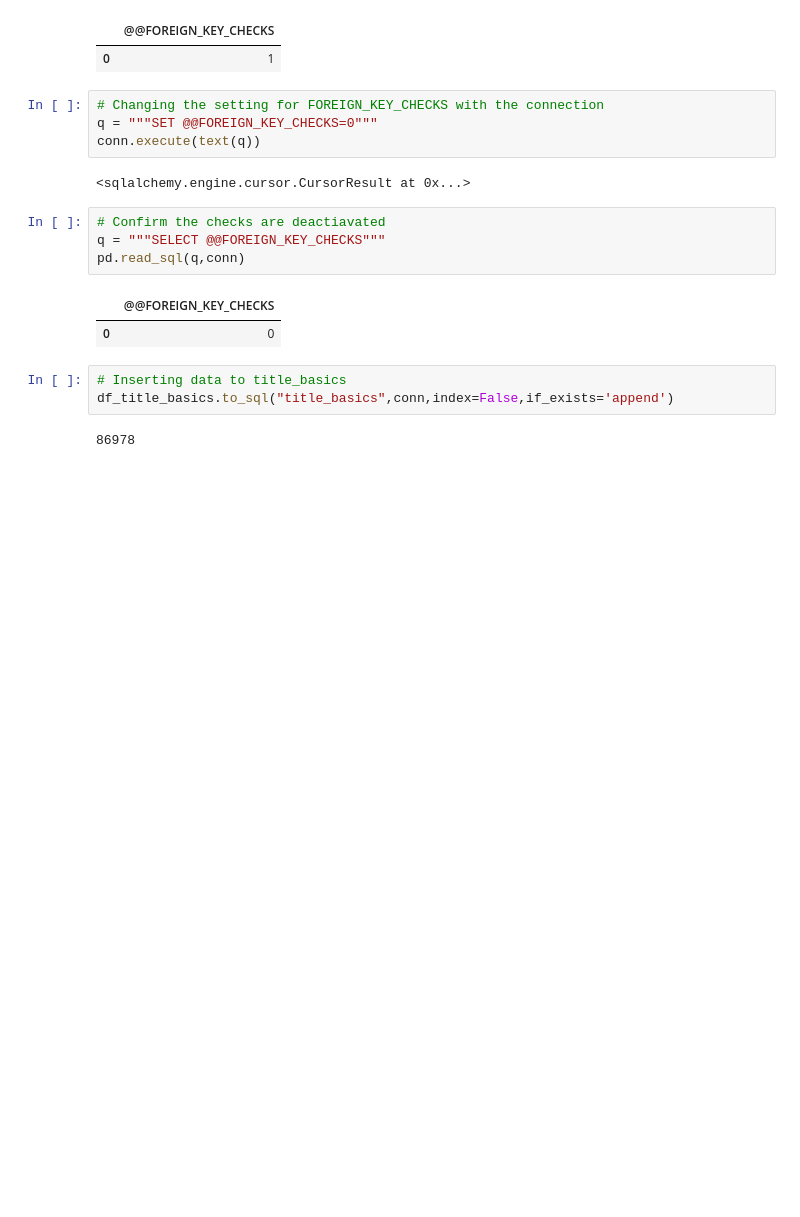
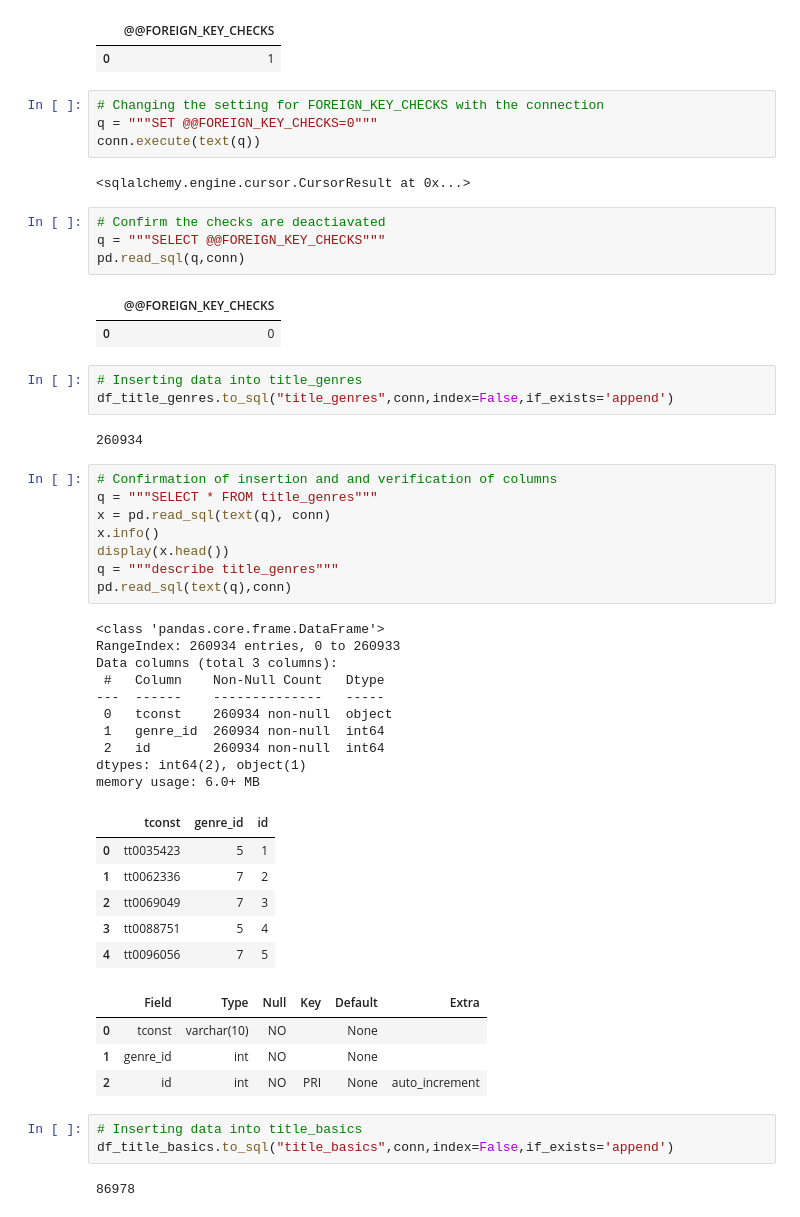
Before and after one commit to Ahmed-Wassel-Angar/movies_project, a Jupyter notebook: DATABASE_Design.ipynb, the cells around one changed output. Drawn from its saved outputs; the diff is of its cells as text; blank space fills up the shorter version.

```diff
--- a/DATABASE_Design.ipynb
+++ b/DATABASE_Design.ipynb
@@ -604,8 +610,42 @@ pd.read_sql(q,conn)
 # %% [output]
 |  | @@FOREIGN_KEY_CHECKS |
 | 0 | 0 |
+# %%
+# Inserting data into title_genres
+df_title_genres.to_sql("title_genres",conn,index=False,if_exists='append')
+# %% [output]
+260934
+# %%
+# Confirmation of insertion and and verification of columns
+q = """SELECT * FROM title_genres"""
+x = pd.read_sql(text(q), conn)
+x.info()
+display(x.head())
+q = """describe title_genres"""
+pd.read_sql(text(q),conn)
+# %% [output]
+<class 'pandas.core.frame.DataFrame'>
+RangeIndex: 260934 entries, 0 to 260933
+Data columns (total 3 columns):
+ #   Column    Non-Null Count   Dtype
+---  ------    --------------   -----
+ 0   tconst    260934 non-null  object
+ 1   genre_id  260934 non-null  int64
+ 2   id        260934 non-null  int64
+dtypes: int64(2), object(1)
+memory usage: 6.0+ MB
+|  | tconst | genre_id | id |
+| 0 | tt0035423 | 5 | 1 |
+| 1 | tt0062336 | 7 | 2 |
+| 2 | tt0069049 | 7 | 3 |
+| 3 | tt0088751 | 5 | 4 |
+| 4 | tt0096056 | 7 | 5 |
+|  | Field | Type | Null | Key | Default | Extra |
+| 0 | tconst | varchar(10) | NO |  | None |  |
+| 1 | genre_id | int | NO |  | None |  |
+| 2 | id | int | NO | PRI | None | auto_increment |
 # %%
-# Inserting data to title_basics
+# Inserting data into title_basics
 df_title_basics.to_sql("title_basics",conn,index=False,if_exists='append')
 # %% [output]
 86978
```
Also changed, not shown: parts of 17 cells of this notebook, 4 other files.
